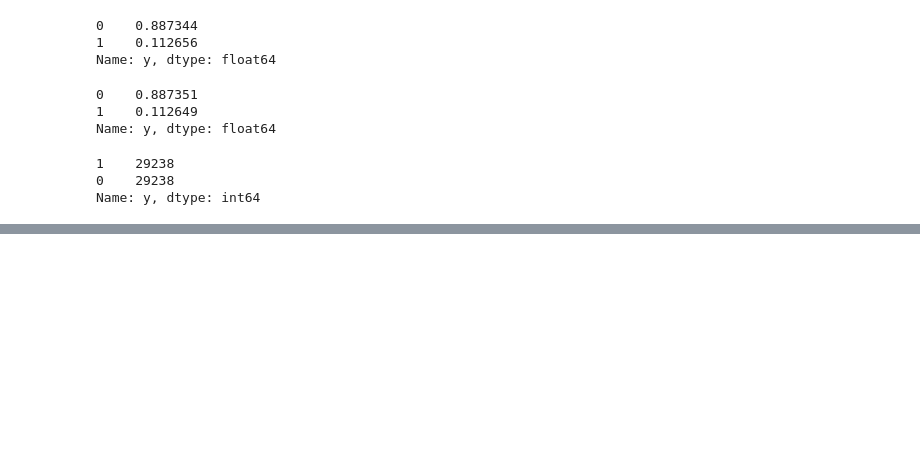
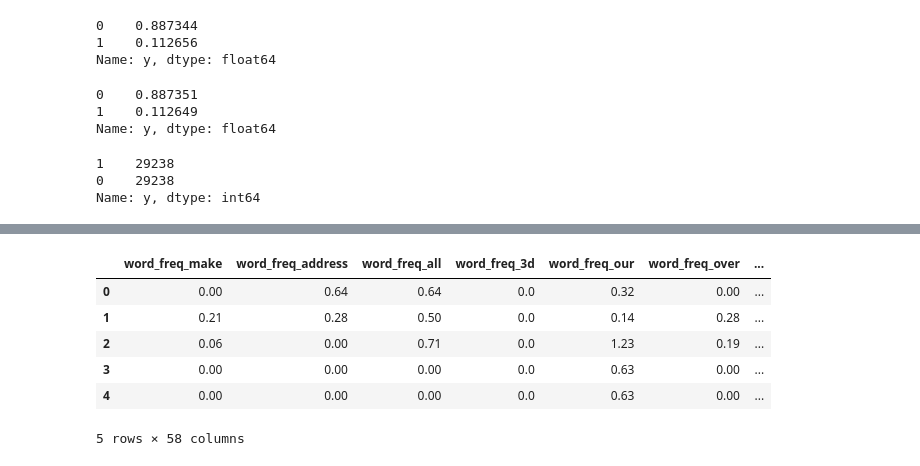
Before and after one commit to heetikagada/AutoML-Analysis, a Jupyter notebook: main2.ipynb, the cells around one changed output, grey strips where cells are left out. Drawn from its saved outputs; the diff is of its cells as text; code cells hidden in the pictures; blank space fills up the shorter version.

```diff
--- a/main2.ipynb
+++ b/main2.ipynb
@@ -387,0 +370,12 @@ Final ROC AUC score on testing data: 0.7449
+# %%
+df = pd.read_csv('dataset_44_spambase_new.csv')
+# %%
+df.head()
+# %% [output]
+|  | word_freq_make | word_freq_address | word_freq_all | word_freq_3d | word_freq_our | word_freq_over | ... |
+| 0 | 0.00 | 0.64 | 0.64 | 0.0 | 0.32 | 0.00 | ... |
+| 1 | 0.21 | 0.28 | 0.50 | 0.0 | 0.14 | 0.28 | ... |
+| 2 | 0.06 | 0.00 | 0.71 | 0.0 | 1.23 | 0.19 | ... |
+| 3 | 0.00 | 0.00 | 0.00 | 0.0 | 0.63 | 0.00 | ... |
+| 4 | 0.00 | 0.00 | 0.00 | 0.0 | 0.63 | 0.00 | ... |
+5 rows × 58 columns
```
Also changed, not shown: parts of 69 cells of this notebook.
